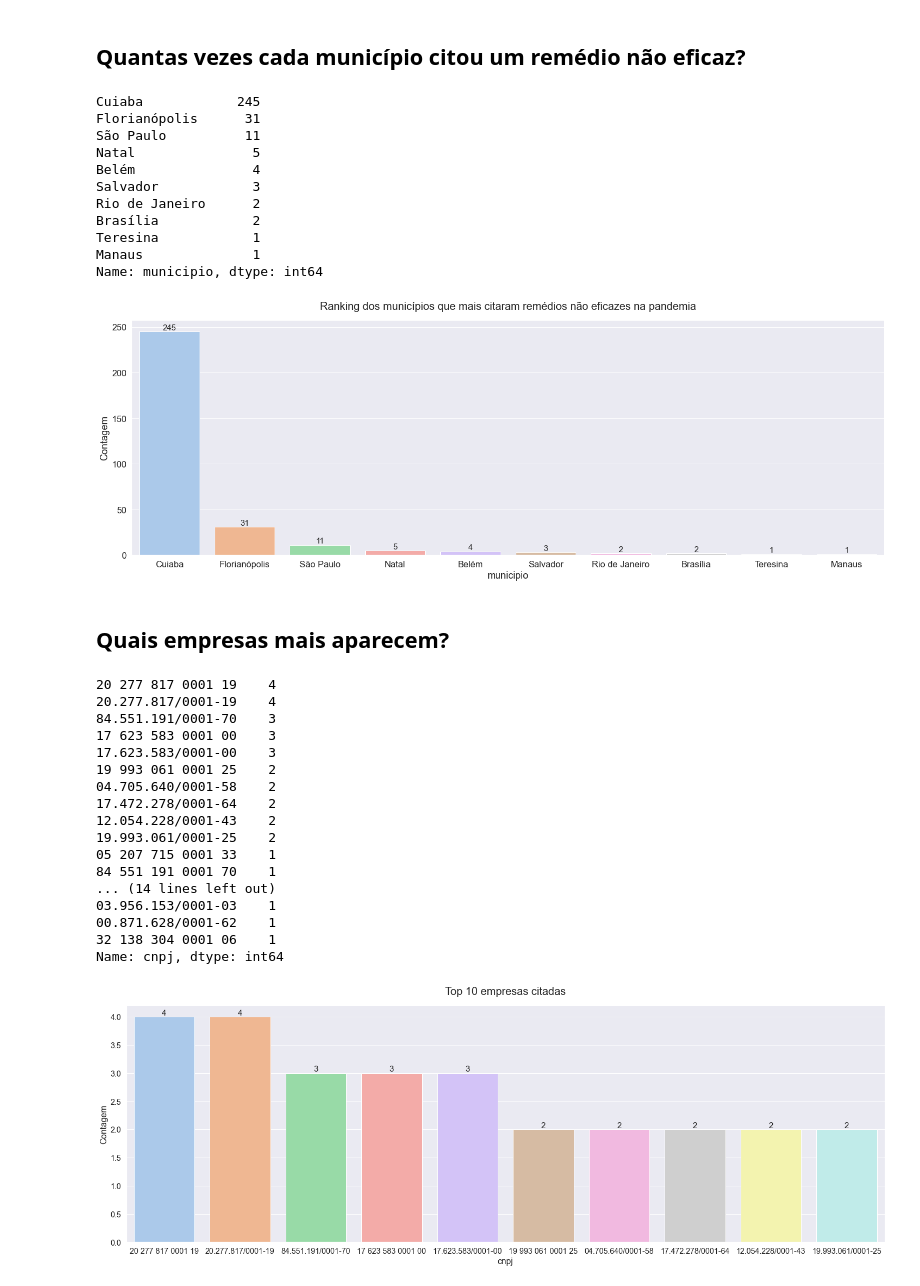
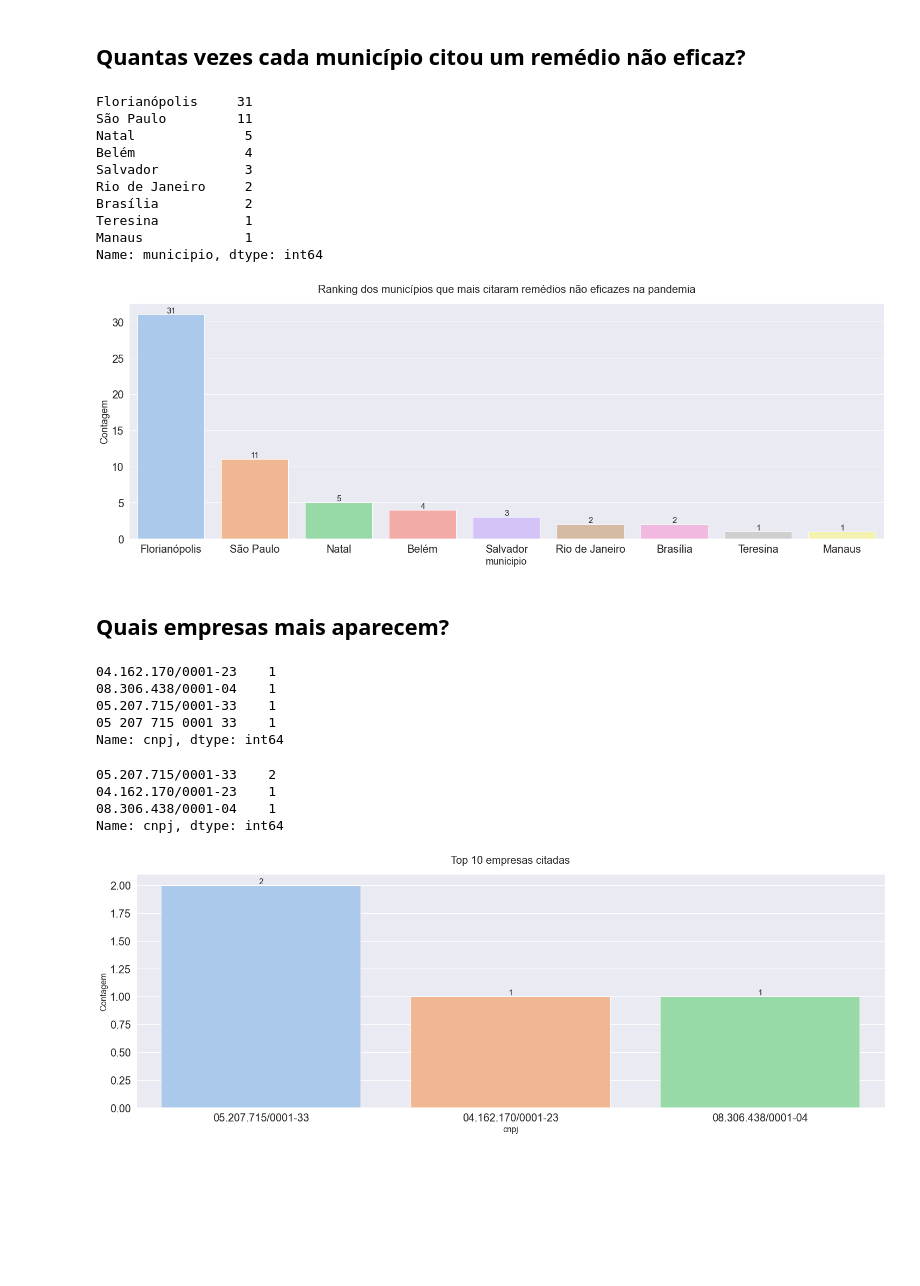
Before and after one commit to bezerraescossia/imd-data-science, a Jupyter notebook: eda.ipynb, the cells around one changed output. Cells and saved outputs as stored; diff of their text form; code cells hidden in the pictures; blank space fills up the shorter version.

```diff
--- a/eda.ipynb
+++ b/eda.ipynb
@@ -17,3 +17,10 @@ df.head()
 | 2 | dfb37f9fcf2e1ffca6a6e49dc8a7a6ef0... | 2020-12-10T00:04:06Z | Manaus | Amazonas | ivermectina | DISPENSO O PROCEDIMENTO LICITATÓR... | NaN |
 | 3 | 48754976b557ced1b37a97cd871741a8d... | 2020-11-05T19:55:59Z | Cuiaba | Mato Grosso | ivermectina | IRANIZO MATOS RODRIGUESPREGOEIROP... | 84.551.191/0001-70 |
 | 4 | d658afdb9eeec69b0c258f9e61175b213... | 2020-11-05T19:40:20Z | Cuiaba | Mato Grosso | ivermectina | ANKE HELGA SCHWABE, NO USO DE SUA... | NaN |
+# %%
+# Excluindo o muncípio de Cuiabá, pois foi constatado que na verdade
+# o diário oficial de cuiabá engloba vários municípios do mato grosso
+# o que tornaria injusto levantar estatísticas sobre esse município
+
+df = df[df['municipio'] != 'Cuiaba'].reset_index(drop=True)
+df.head()
@@ -46,16 +62,15 @@ plt.show()
 # %%
 df['municipio'].value_counts()
 # %% [output]
-Cuiaba            245
-Florianópolis      31
-São Paulo          11
-Natal               5
-Belém               4
-Salvador            3
-Rio de Janeiro      2
-Brasília            2
-Teresina            1
-Manaus              1
+Florianópolis     31
+São Paulo         11
+Natal              5
+Belém              4
+Salvador           3
+Rio de Janeiro     2
+Brasília           2
+Teresina           1
+Manaus             1
 Name: municipio, dtype: int64
 # %%
 sns.set_theme(style = 'whitegrid')
@@ -65,43 +80,45 @@ ax.set_title('Ranking dos municípios que mais citaram remédios não eficazes n
 ax.set_ylabel('Contagem')
 ax.bar_label(ax.containers[0], fontsize=15)
 
+plt.tick_params(axis='both', which='major', labelsize=20)
+
+
 plt.savefig('img/municipios.png')
 
 plt.show()
 # %% [output]
-[figure, old version]
+[figure, new version]
 # %% [markdown]
 ## Quais empresas mais aparecem?
 # %%
 df['cnpj'].value_counts()
 # %% [output]
-20 277 817 0001 19    4
-20.277.817/0001-19    4
-84.551.191/0001-70    3
-17 623 583 0001 00    3
-17.623.583/0001-00    3
-19 993 061 0001 25    2
-04.705.640/0001-58    2
-17.472.278/0001-64    2
-12.054.228/0001-43    2
-19.993.061/0001-25    2
+04.162.170/0001-23    1
+08.306.438/0001-04    1
+05.207.715/0001-33    1
 05 207 715 0001 33    1
-84 551 191 0001 70    1
-... (14 lines left out)
-03.956.153/0001-03    1
-00.871.628/0001-62    1
-32 138 304 0001 06    1
 Name: cnpj, dtype: int64
+# %%
+df['cnpj'] = df['cnpj'].str.replace("05 207 715 0001 33", "05.207.715/0001-33")
+df['cnpj'].value_counts()
+# %% [output]
+05.207.715/0001-33    2
+04.162.170/0001-23    1
+08.306.438/0001-04    1
+Name: cnpj, dtype: int64
 # %%
 sns.set_theme(style = 'whitegrid')
 sns.set(rc={'figure.figsize':(25,8)}, font_scale=1.3)
 ax = sns.countplot(x = 'cnpj', data = df, palette = 'pastel', order=df['cnpj'].value_counts().iloc[:10].index)
 ax.set_title('Top 10 empresas citadas', fontsize=20, pad=20)
 ax.set_ylabel('Contagem')
 ax.bar_label(ax.containers[0], fontsize=15)
 
+plt.tick_params(axis='both', which='major', labelsize=20)
+
+
 plt.savefig('img/topempresas.png')
 
 plt.show()
 # %% [output]
-[figure, old version]
+[figure, new version]
```
Also changed, not shown: parts of 3 cells of this notebook, 7 other files.
